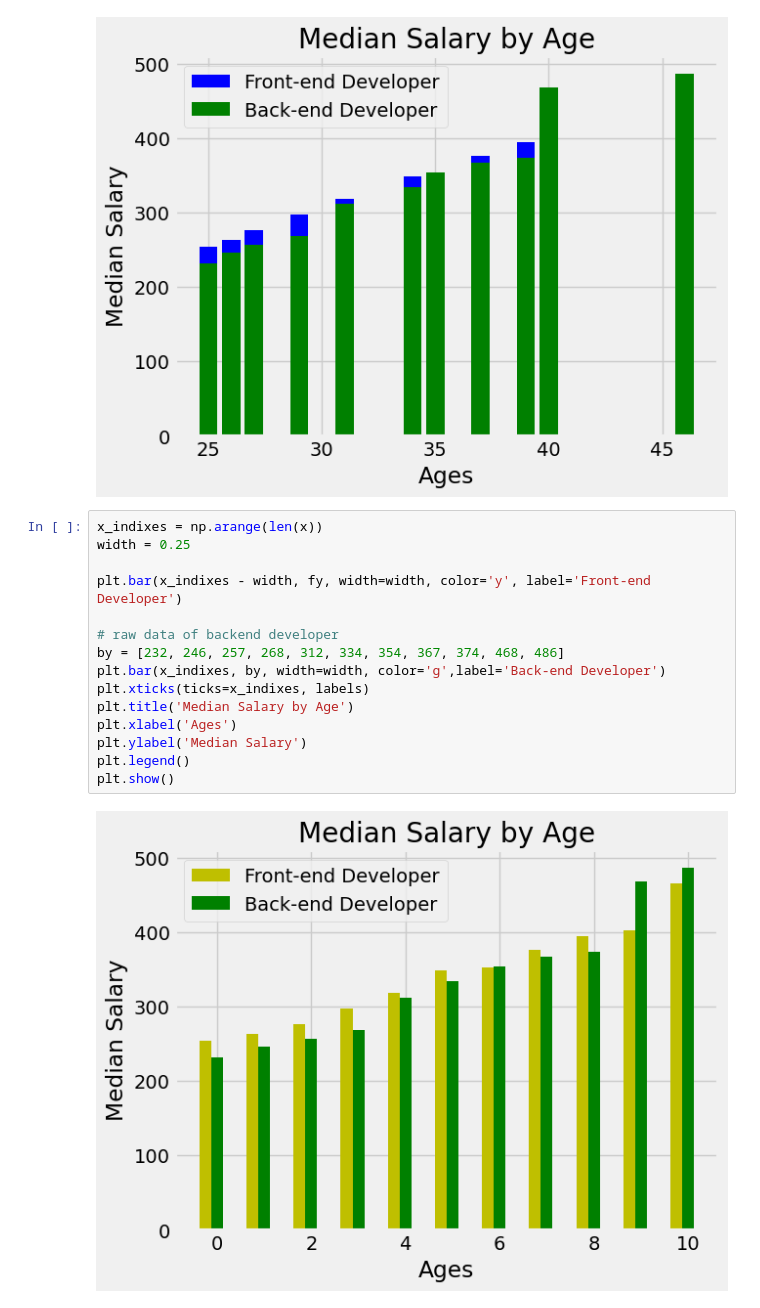
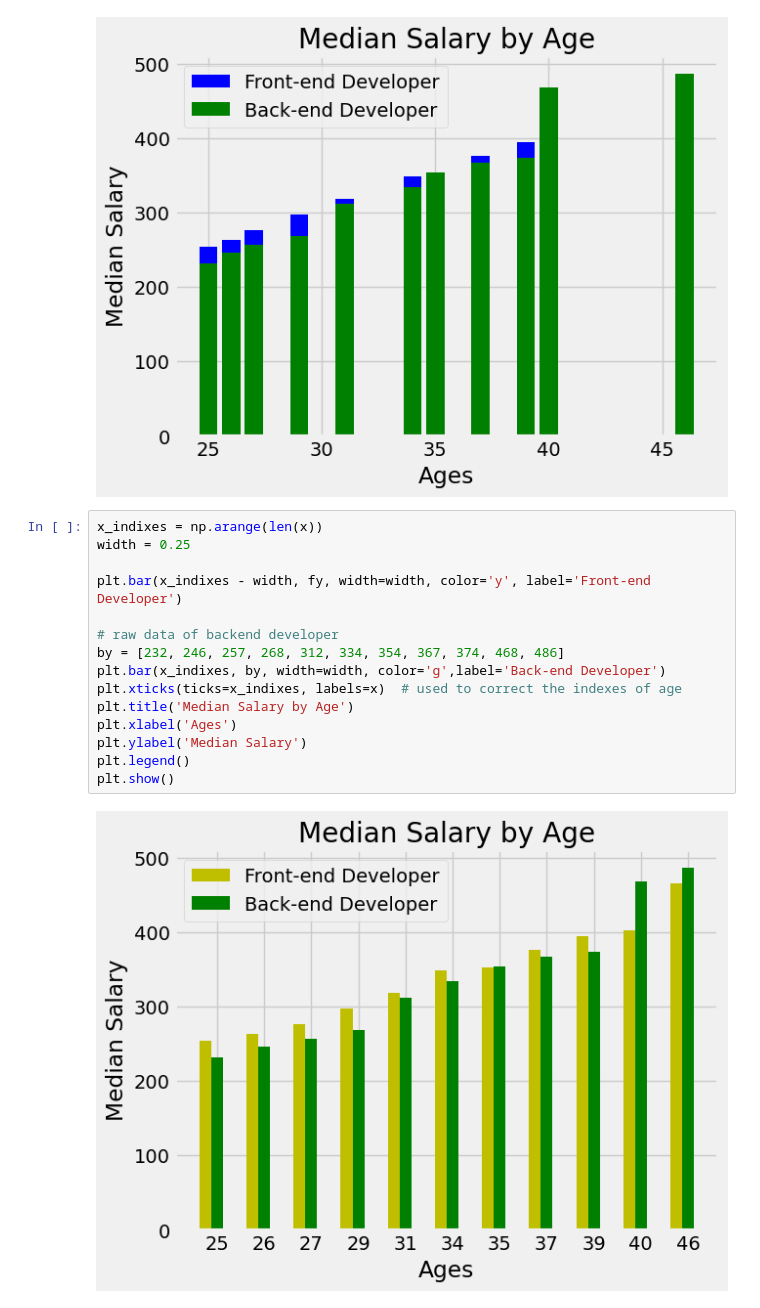
Before and after one commit to nishanlimbuchemjong/Matplotlib-for-ML-DL-AI, a Jupyter notebook: creating and customizing first plot using Raw Data.ipynb, the cells around one changed output. Cells and saved outputs as stored; diff of their text form.

```diff
--- a/creating and customizing first plot.ipynb
+++ b/creating and customizing first plot using Raw Data.ipynb
@@ -73,17 +73,17 @@ plt.show()
 # %%
 x_indixes = np.arange(len(x))
 width = 0.25
 
 plt.bar(x_indixes - width, fy, width=width, color='y', label='Front-end Developer')
 
 # raw data of backend developer
 by = [232, 246, 257, 268, 312, 334, 354, 367, 374, 468, 486]
 plt.bar(x_indixes, by, width=width, color='g',label='Back-end Developer')
-plt.xticks(ticks=x_indixes, labels)
+plt.xticks(ticks=x_indixes, labels=x)  # used to correct the indexes of age
 plt.title('Median Salary by Age')
 plt.xlabel('Ages')
 plt.ylabel('Median Salary')
 plt.legend()
 plt.show()
 # %% [output]
-[figure, old version]
+[figure, new version]
```
Also changed, not shown: 2 other files.
